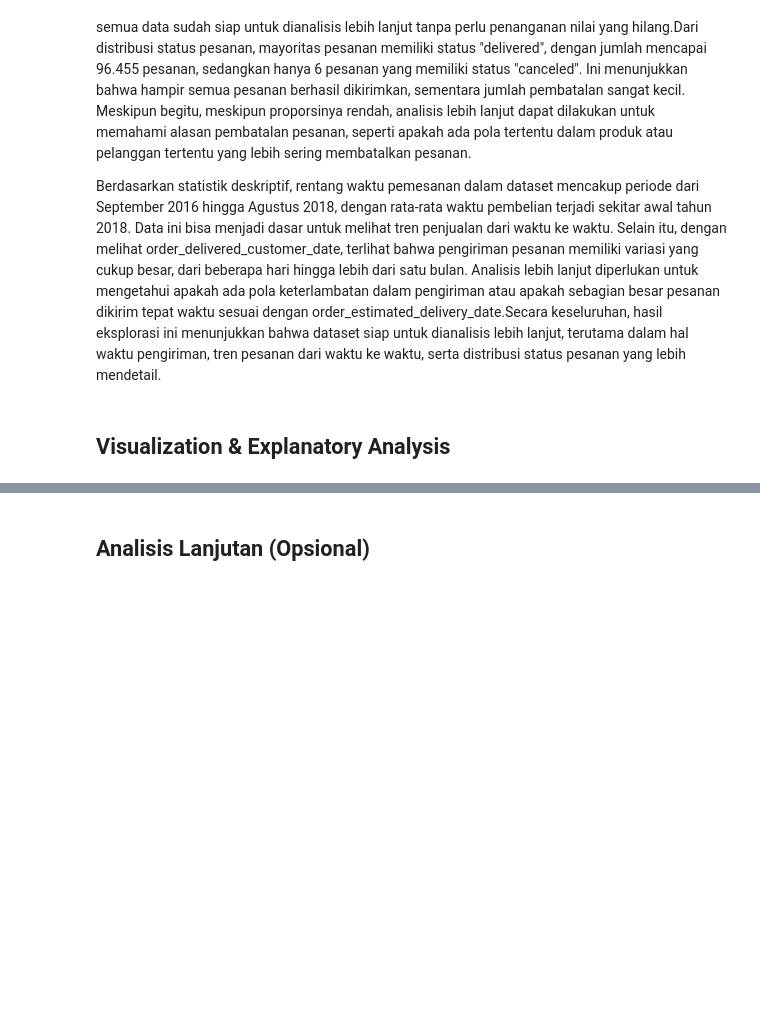
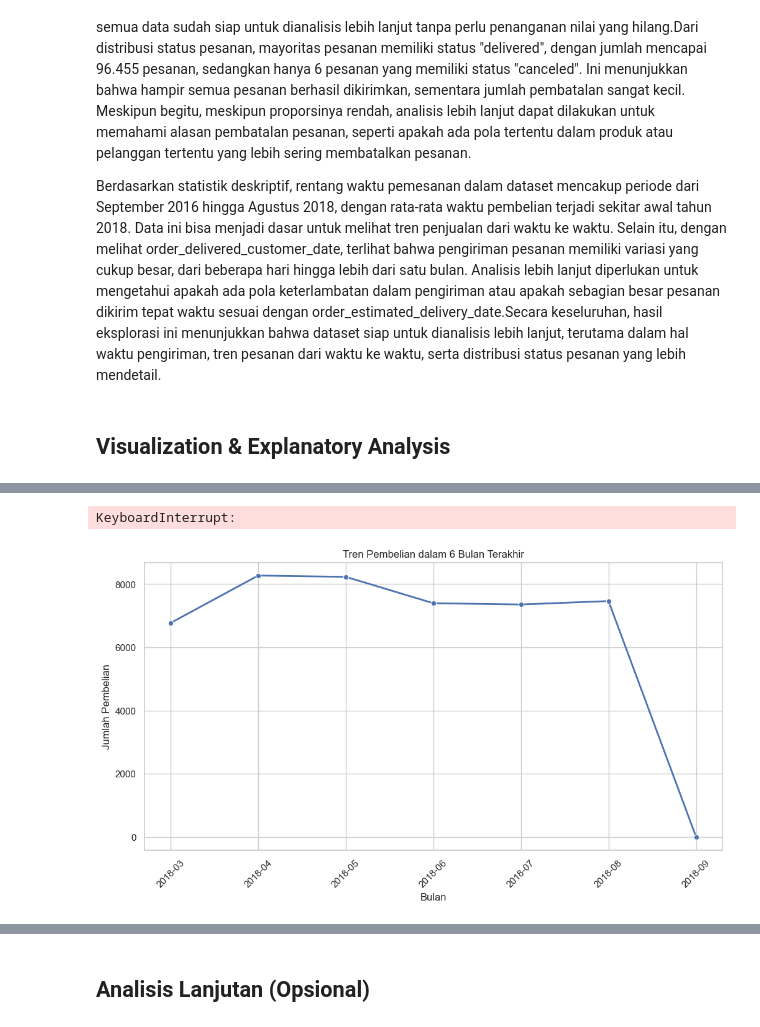
Before and after one commit to bhqialza/analisis-data, a Jupyter notebook: notebook.ipynb, the cells around one changed output, grey strips where cells are left out. Drawn from its saved outputs; the diff is of its cells as text; code cells hidden in the pictures; blank space fills up the shorter version.

```diff
--- a/notebook.ipynb
+++ b/notebook.ipynb
@@ -181,0 +482,15 @@ dtype: int64
+# %%
+import datetime as dt
+
+# Konversi kolom order_purchase_timestamp ke datetime
+df_clean["order_purchase_timestamp"] = pd.to_datetime(df_clean["order_purchase_timestamp"])
+
+# Menentukan tanggal referensi
+reference_date = df_clean["order_purchase_timestamp"].max()
+six_months_ago = reference_date - dt.timedelta(days=180)
+
+# Filter data 6 bulan terakhir
+df_last_6_months = df_clean[df_clean["order_purchase_timestamp"] >= six_months_ago]
+
+# Tampilkan 5 baris pertama data
+df_last_6_months.head()
@@ -181,0 +505,9 @@ dtype: int64
+# %%
+# Tambahkan kolom bulan pembelian dengan .loc untuk menghindari warning
+df_last_6_months.loc[:, "purchase_month"] = df_last_6_months["order_purchase_timestamp"].dt.to_period("M")
+
+# Agregasi data berdasarkan bulan
+monthly_trend = df_last_6_months.groupby("purchase_month")["order_id"].count().reset_index()
+
+# Tampilkan hasil agregasi
+monthly_trend
@@ -247,0 +584,24 @@ Persentase pesanan yang terkirim tepat waktu: 91.89%
+# %%
+plt.figure(figsize=(12, 6))
+sns.barplot(data=top_products, x="product_id", y="order_item_id", color="royalblue")
+plt.xticks(rotation=45)
+plt.xlabel("Product ID")
+plt.ylabel("Jumlah Pembelian")
+plt.title("Top 10 Produk Paling Banyak Dibeli dalam 6 Bulan Terakhir")
+plt.show()
+# %% [output]
+KeyboardInterrupt:
+# %%
+# Konversi purchase_month menjadi string
+monthly_trend["purchase_month"] = monthly_trend["purchase_month"].astype(str)
+
+# Visualisasi tren pembelian dari waktu ke waktu
+plt.figure(figsize=(12, 6))
+sns.lineplot(data=monthly_trend, x="purchase_month", y="order_id", marker="o", linewidth=2, color="b")
+plt.xticks(rotation=45)
+plt.xlabel("Bulan")
+plt.ylabel("Jumlah Pembelian")
+plt.title("Tren Pembelian dalam 6 Bulan Terakhir")
+plt.show()
+# %% [output]
+[figure, added]
```
Also changed, not shown: parts of 75 cells of this notebook, 3 other files.
